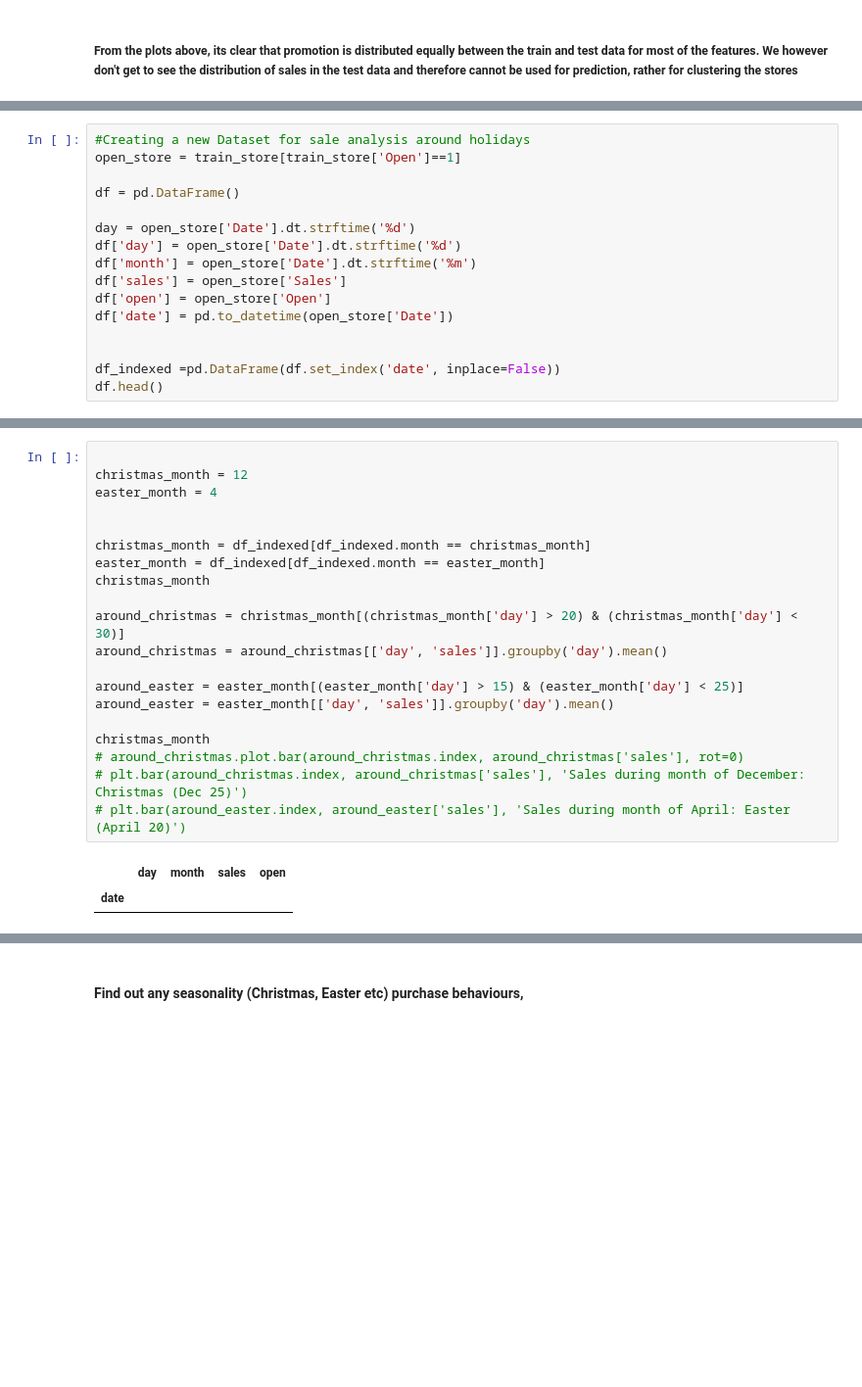
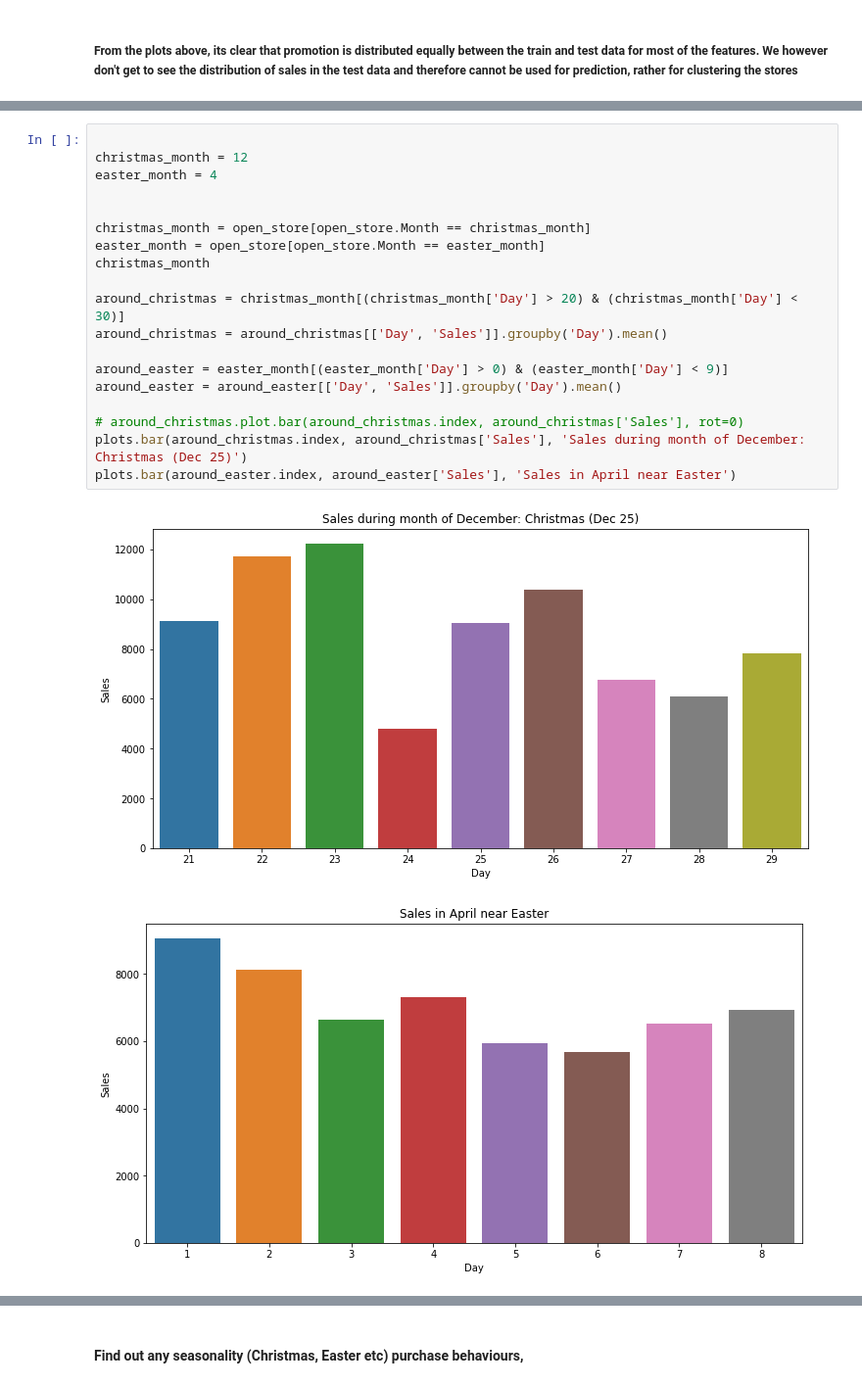
Before and after one commit to ProgrammingOperative/Pharmaceutical-Sales-Prediction, a Jupyter notebook: notebooks/Data Exploration.ipynb, the cells around one changed output, grey strips where cells are left out. Shown at 98% size. Saved outputs shown, nothing was run; the diff lists cells and outputs as text; blank space fills up the shorter version.

```diff
--- a/notebooks/Data Exploration.ipynb
+++ b/notebooks/Data Exploration.ipynb
@@ -237,16 +342,0 @@ open_store.head()
-# %%
-#Creating a new Dataset for sale analysis around holidays
-open_store = train_store[train_store['Open']==1]
-
-df = pd.DataFrame()
-
-day = open_store['Date'].dt.strftime('%d')
-df['day'] = open_store['Date'].dt.strftime('%d')
-df['month'] = open_store['Date'].dt.strftime('%m')
-df['sales'] = open_store['Sales']
-df['open'] = open_store['Open']
-df['date'] = pd.to_datetime(open_store['Date'])
-
-
-df_indexed =pd.DataFrame(df.set_index('date', inplace=False))
-df.head()
@@ -274,23 +363,22 @@ memory usage: 32.2+ MB
 # %%
 
 christmas_month = 12
 easter_month = 4
 
 
-christmas_month = df_indexed[df_indexed.month == christmas_month]
-easter_month = df_indexed[df_indexed.month == easter_month]
+christmas_month = open_store[open_store.Month == christmas_month]
+easter_month = open_store[open_store.Month == easter_month]
 christmas_month
 
-around_christmas = christmas_month[(christmas_month['day'] > 20) & (christmas_month['day'] < 30)]
-around_christmas = around_christmas[['day', 'sales']].groupby('day').mean()
+around_christmas = christmas_month[(christmas_month['Day'] > 20) & (christmas_month['Day'] < 30)]
+around_christmas = around_christmas[['Day', 'Sales']].groupby('Day').mean()
 
-around_easter = easter_month[(easter_month['day'] > 15) & (easter_month['day'] < 25)]
-around_easter = easter_month[['day', 'sales']].groupby('day').mean()
+around_easter = easter_month[(easter_month['Day'] > 0) & (easter_month['Day'] < 9)]
+around_easter = around_easter[['Day', 'Sales']].groupby('Day').mean()
 
-christmas_month
-# around_christmas.plot.bar(around_christmas.index, around_christmas['sales'], rot=0)
-# plt.bar(around_christmas.index, around_christmas['sales'], 'Sales during month of December: Christmas (Dec 25)')
-# plt.bar(around_easter.index, around_easter['sales'], 'Sales during month of April: Easter (April 20)')
+# around_christmas.plot.bar(around_christmas.index, around_christmas['Sales'], rot=0)
+plots.bar(around_christmas.index, around_christmas['Sales'], 'Sales during month of December: Christmas (Dec 25)')
+plots.bar(around_easter.index, around_easter['Sales'], 'Sales in April near Easter')
 # %% [output]
-|  | day | month | sales | open |
-| date |  |  |  |  |
+[figure, added]
+[figure, added]
```
Also changed, not shown: parts of 23 cells of this notebook.
